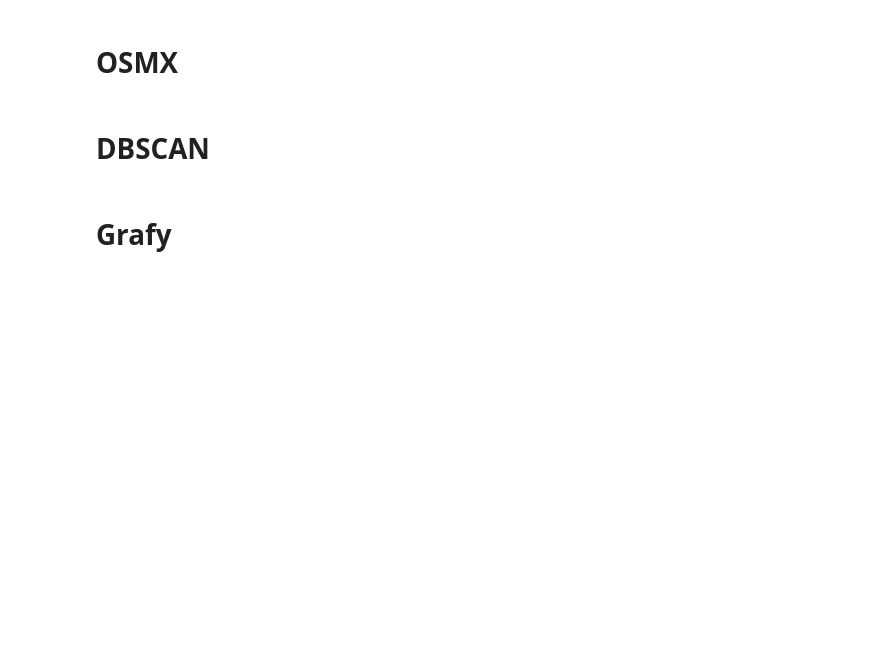
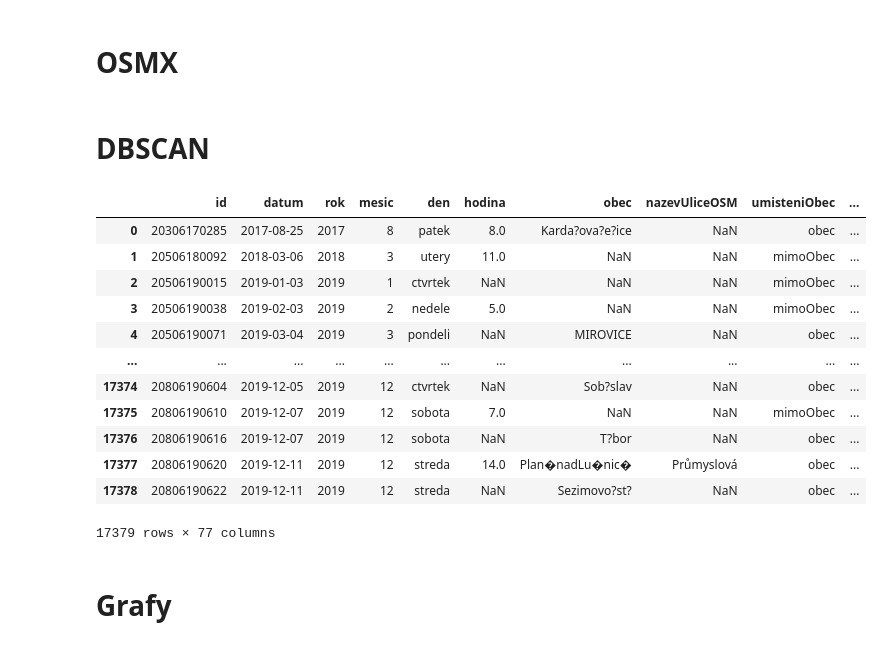
Before and after one commit to dkuchar729/DataMining, a Jupyter notebook: dataMining.ipynb, the cells around one changed output. Cells and saved outputs as stored; diff of their text form; code cells hidden in the pictures; blank space fills up the shorter version.

```diff
--- a/dataMining.ipynb
+++ b/dataMining.ipynb
@@ -385,6 +386,22 @@ dfCopy = dfCopy.merge(
 )
 
 dfCopy["cluster1619"] = "1619_" + dfCopy["clusterId"].astype(str)
+# %%
+dfCopy
+# %% [output]
+|  | id | datum | rok | mesic | den | hodina | obec | nazevUliceOSM | umisteniObec | ... |
+| 0 | 20306170285 | 2017-08-25 | 2017 | 8 | patek | 8.0 | Karda?ova?e?ice | NaN | obec | ... |
+| 1 | 20506180092 | 2018-03-06 | 2018 | 3 | utery | 11.0 | NaN | NaN | mimoObec | ... |
+| 2 | 20506190015 | 2019-01-03 | 2019 | 1 | ctvrtek | NaN | NaN | NaN | mimoObec | ... |
+| 3 | 20506190038 | 2019-02-03 | 2019 | 2 | nedele | 5.0 | NaN | NaN | mimoObec | ... |
+| 4 | 20506190071 | 2019-03-04 | 2019 | 3 | pondeli | NaN | MIROVICE | NaN | obec | ... |
+| ... | ... | ... | ... | ... | ... | ... | ... | ... | ... | ... |
+| 17374 | 20806190604 | 2019-12-05 | 2019 | 12 | ctvrtek | NaN | Sob?slav | NaN | obec | ... |
+| 17375 | 20806190610 | 2019-12-07 | 2019 | 12 | sobota | 7.0 | NaN | NaN | mimoObec | ... |
+| 17376 | 20806190616 | 2019-12-07 | 2019 | 12 | sobota | NaN | T?bor | NaN | obec | ... |
+| 17377 | 20806190620 | 2019-12-11 | 2019 | 12 | streda | 14.0 | Plan�nadLu�nic� | Průmyslová | obec | ... |
+| 17378 | 20806190622 | 2019-12-11 | 2019 | 12 | streda | NaN | Sezimovo?st? | NaN | obec | ... |
+17379 rows × 77 columns
 # %% [markdown]
 # Grafy
 # %%
```
Also changed, not shown: parts of 1 cell of this notebook.
